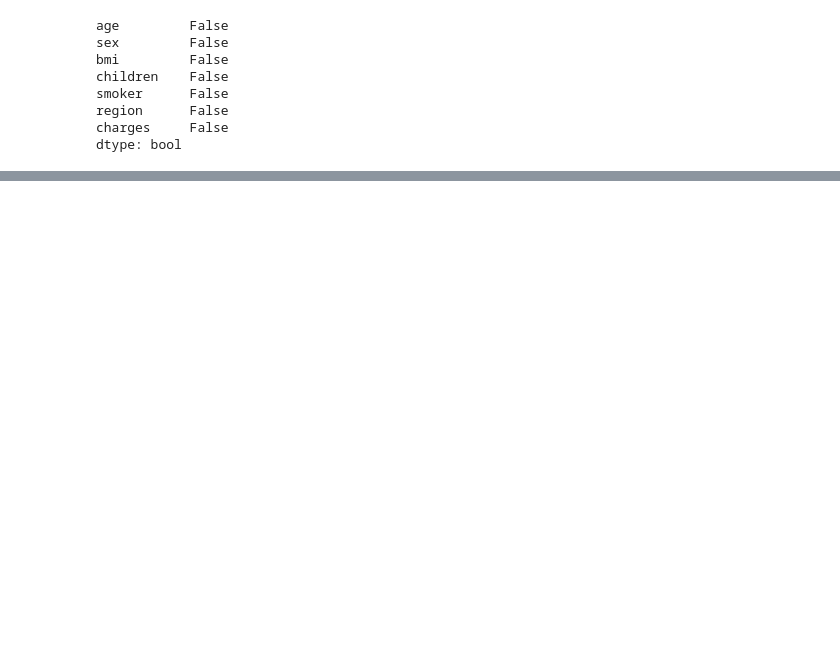
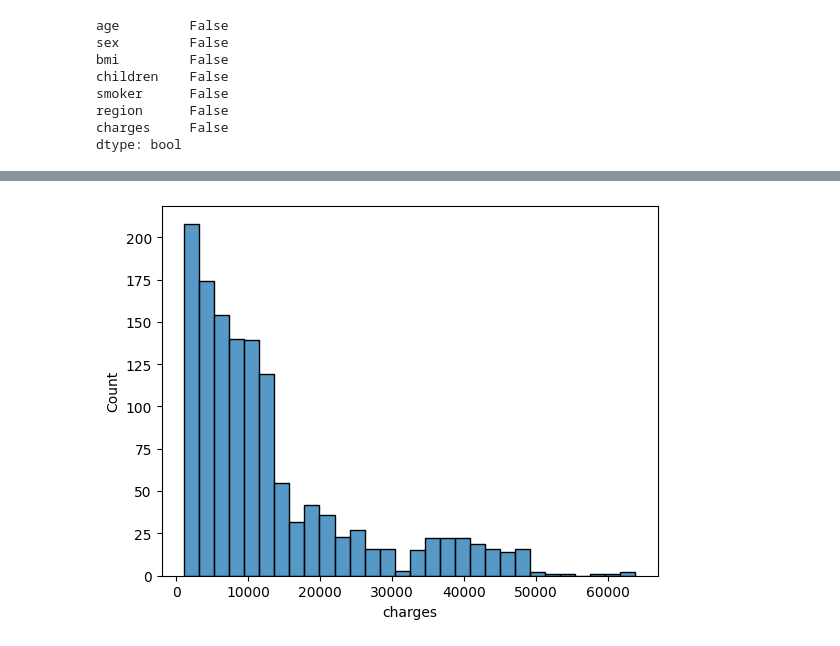
Before and after one commit to miloszgroch/Insurance---ML-Regression, a Jupyter notebook: Insurance.ipynb, the cells around one changed output, grey strips where cells are left out. Drawn from its saved outputs; the diff is of its cells as text; code cells hidden in the pictures; blank space fills up the shorter version.

```diff
--- a/Insurance.ipynb
+++ b/Insurance.ipynb
@@ -19,0 +26,2 @@ df.head()
+# %%
+df = pd.get_dummies(df, columns=['sex', 'smoker', 'region'])
@@ -30,0 +70,8 @@ dtype: bool
+# %%
+import seaborn as sns
+import matplotlib.pyplot as plt
+
+sns.histplot(df['charges'])
+plt.show()
+# %% [output]
+[figure, added]
```
Also changed, not shown: parts of 14 cells of this notebook.
